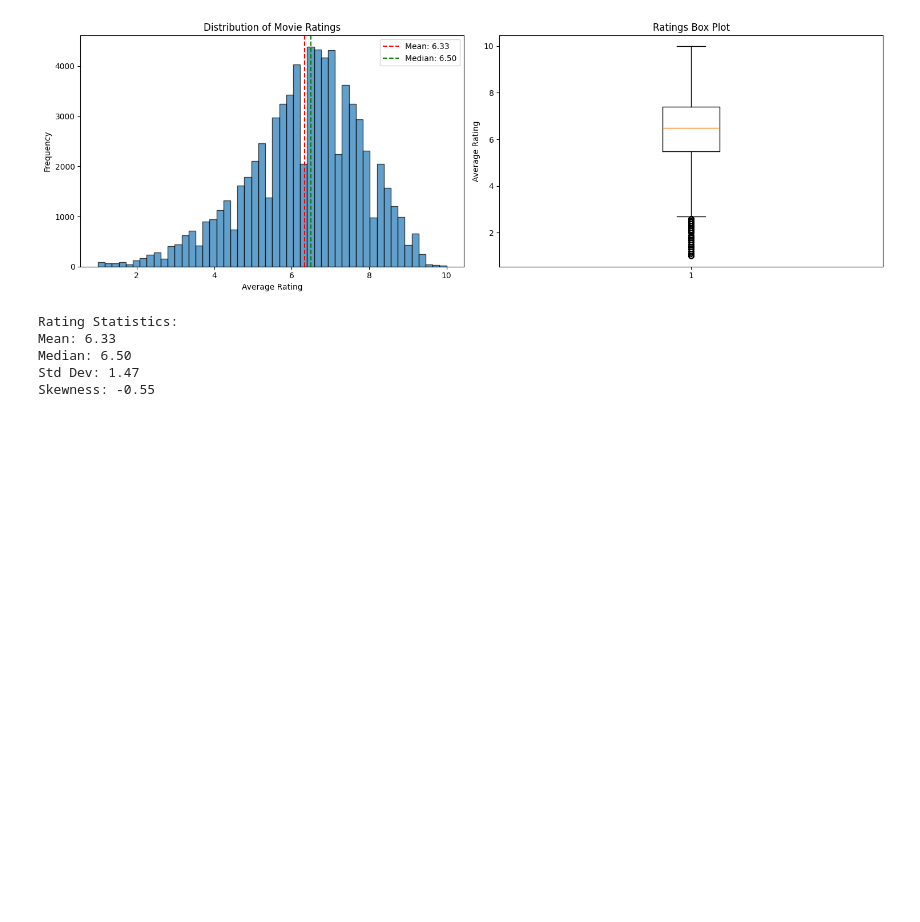
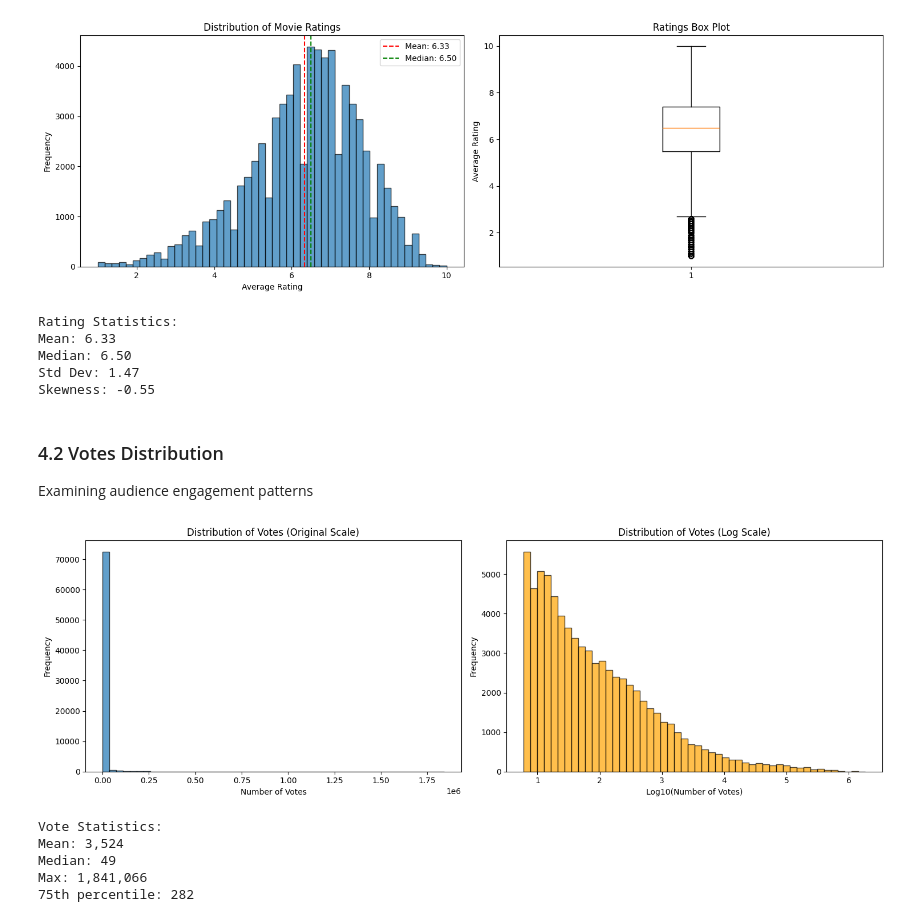
Before and after one commit to Skylar-Lorena/CRISP-DM, a Jupyter notebook: notebooks/02_imbd_eda.ipynb, the cells around one changed output. Cells and saved outputs as stored; diff of their text form; code cells hidden in the pictures; blank space fills up the shorter version.

Commit message:
feat: add histogram, and log-scale plot with statistics for num-votes

```diff
--- a/notebooks/02_imbd_eda.ipynb
+++ b/notebooks/02_imbd_eda.ipynb
@@ -137,3 +137,37 @@ Mean: 6.33
 Median: 6.50
 Std Dev: 1.47
 Skewness: -0.55
+# %% [markdown]
+### 4.2 Votes Distribution
+Examining audience engagement patterns
+# %%
+fig, axes = plt.subplots(1, 2, figsize=(15, 5))
+
+# Original scale
+axes[0].hist(df['num_votes'].dropna(), bins=50, edgecolor='black', alpha=0.7)
+axes[0].set_xlabel('Number of Votes')
+axes[0].set_ylabel('Frequency')
+axes[0].set_title('Distribution of Votes (Original Scale)')
+
+# Log scale for better visibility
+axes[1].hist(np.log10(df['num_votes'].dropna() + 1), bins=50, edgecolor='black', alpha=0.7, color='orange')
+axes[1].set_xlabel('Log10(Number of Votes)')
+axes[1].set_ylabel('Frequency')
+axes[1].set_title('Distribution of Votes (Log Scale)')
+
+plt.tight_layout()
+#plt.savefig('../visuals/distibution_of_votes.png')
+plt.show()
+
+print(f"Vote Statistics:")
+print(f"Mean: {df['num_votes'].mean():,.0f}")
+print(f"Median: {df['num_votes'].median():,.0f}")
+print(f"Max: {df['num_votes'].max():,.0f}")
+print(f"75th percentile: {df['num_votes'].quantile(0.75):,.0f}")
+# %% [output]
+[figure, added]
+Vote Statistics:
+Mean: 3,524
+Median: 49
+Max: 1,841,066
+75th percentile: 282
```
